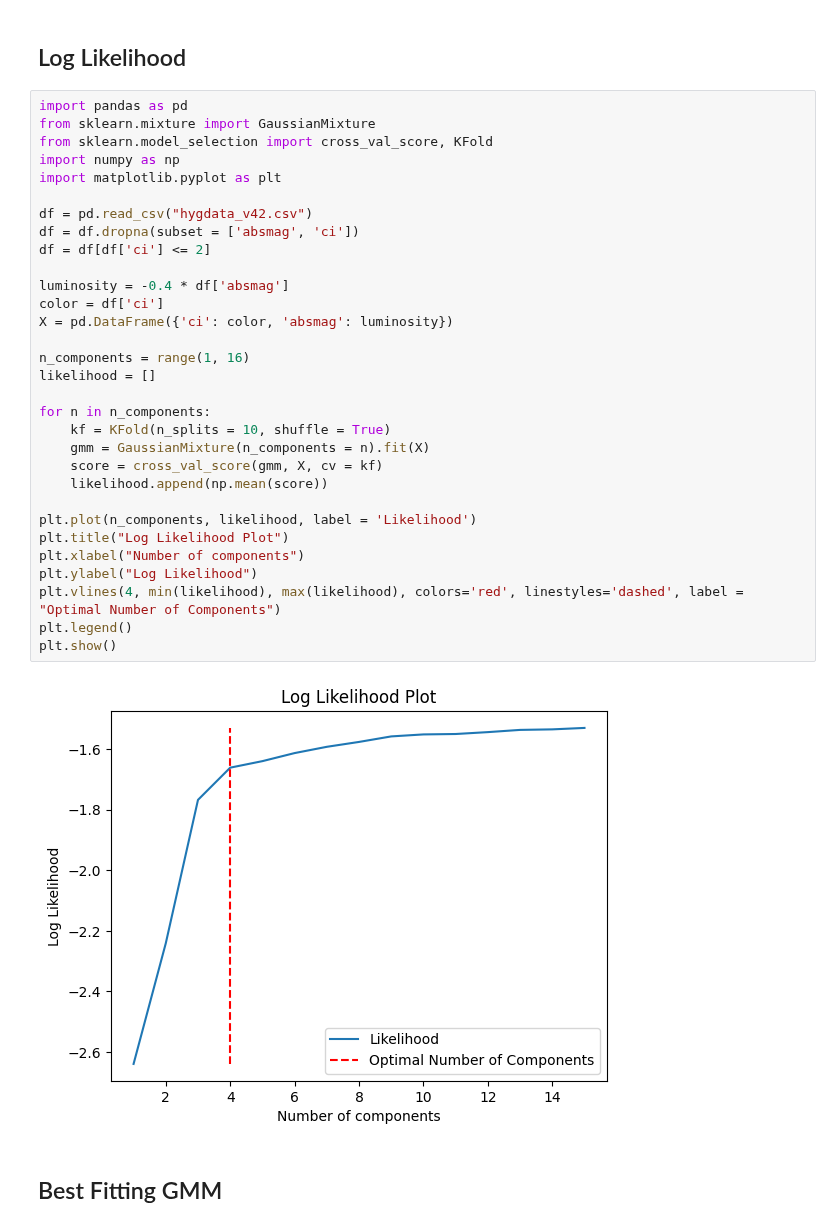
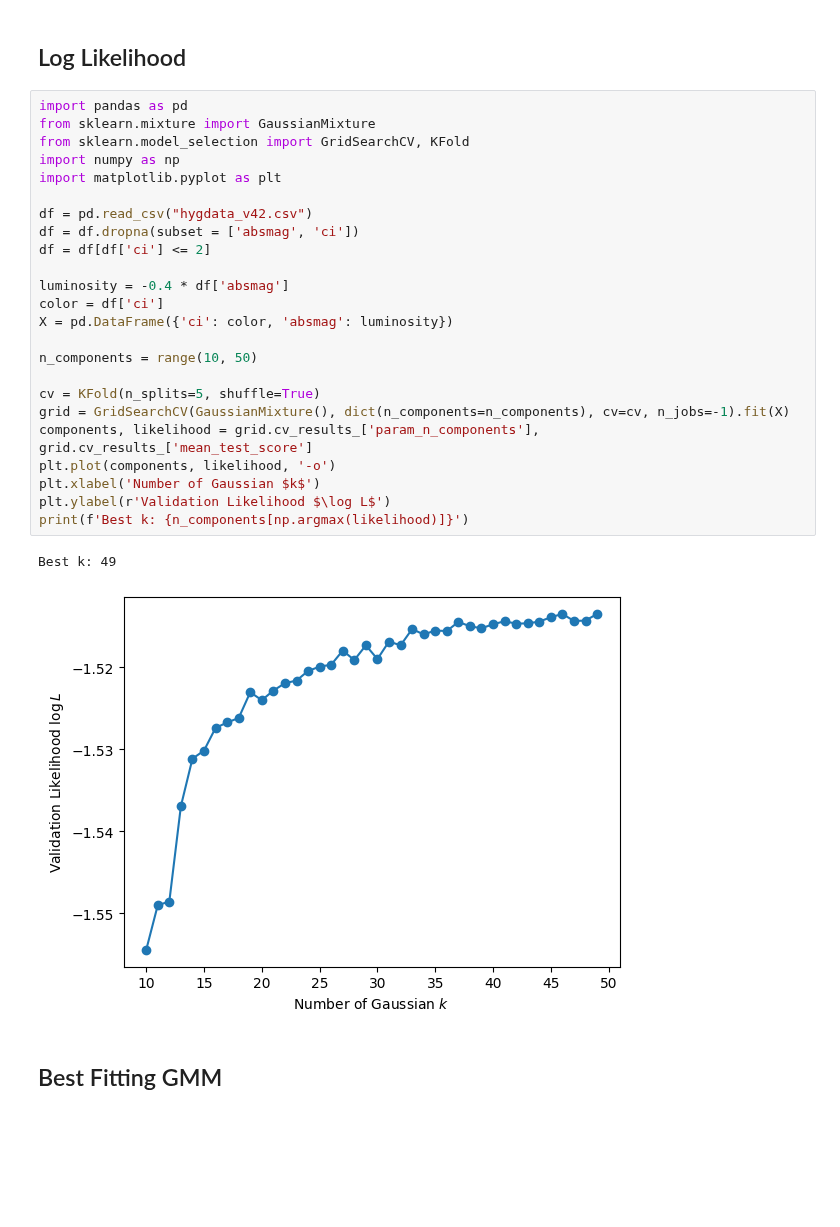
Before and after one commit to queue-h/ISCI-396, a Jupyter notebook: problem_sets/Problem_Set_8.ipynb, the cells around one changed output. Saved outputs shown, nothing was run; the diff lists cells and outputs as text; blank space fills up the shorter version.

```diff
--- a/problem_sets/Problem_Set_8.ipynb
+++ b/problem_sets/Problem_Set_8.ipynb
@@ -83,36 +83,30 @@ plt.show()
 # %%
 import pandas as pd
 from sklearn.mixture import GaussianMixture
-from sklearn.model_selection import cross_val_score, KFold
+from sklearn.model_selection import GridSearchCV, KFold
 import numpy as np
 import matplotlib.pyplot as plt
 
 df = pd.read_csv("hygdata_v42.csv")
 df = df.dropna(subset = ['absmag', 'ci'])
 df = df[df['ci'] <= 2]
 
 luminosity = -0.4 * df['absmag']
 color = df['ci']
 X = pd.DataFrame({'ci': color, 'absmag': luminosity})
 
-n_components = range(1, 16)
-likelihood = []
+n_components = range(10, 50)
 
-for n in n_components:
-    kf = KFold(n_splits = 10, shuffle = True)
-    gmm = GaussianMixture(n_components = n).fit(X)
-    score = cross_val_score(gmm, X, cv = kf)
-    likelihood.append(np.mean(score))
-
-plt.plot(n_components, likelihood, label = 'Likelihood')
-plt.title("Log Likelihood Plot")
-plt.xlabel("Number of components")
-plt.ylabel("Log Likelihood")
-plt.vlines(4, min(likelihood), max(likelihood), colors='red', linestyles='dashed', label = "Optimal Number of Components")
-plt.legend()
-plt.show()
+cv = KFold(n_splits=5, shuffle=True)
+grid = GridSearchCV(GaussianMixture(), dict(n_components=n_components), cv=cv, n_jobs=-1).fit(X)
+components, likelihood = grid.cv_results_['param_n_components'], grid.cv_results_['mean_test_score']
+plt.plot(components, likelihood, '-o')
+plt.xlabel('Number of Gaussian $k$')
+plt.ylabel(r'Validation Likelihood $\log L$')
+print(f'Best k: {n_components[np.argmax(likelihood)]}')
 # %% [output]
+Best k: 49
-[figure, old version]
+[figure, new version]
 # %% [markdown]
  ## Best Fitting GMM
 # %%
```
Also changed, not shown: parts of 2 cells of this notebook, 3 other files.
